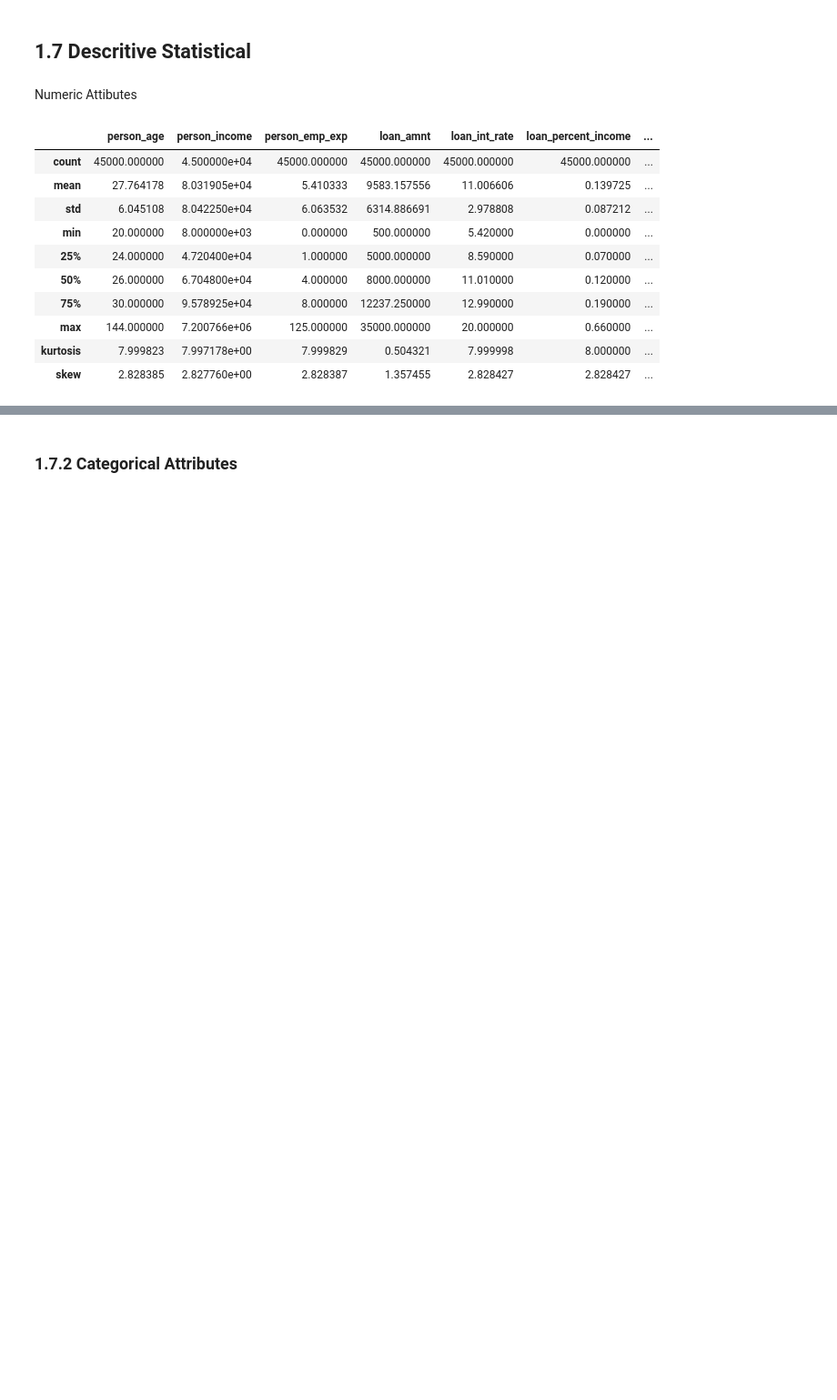
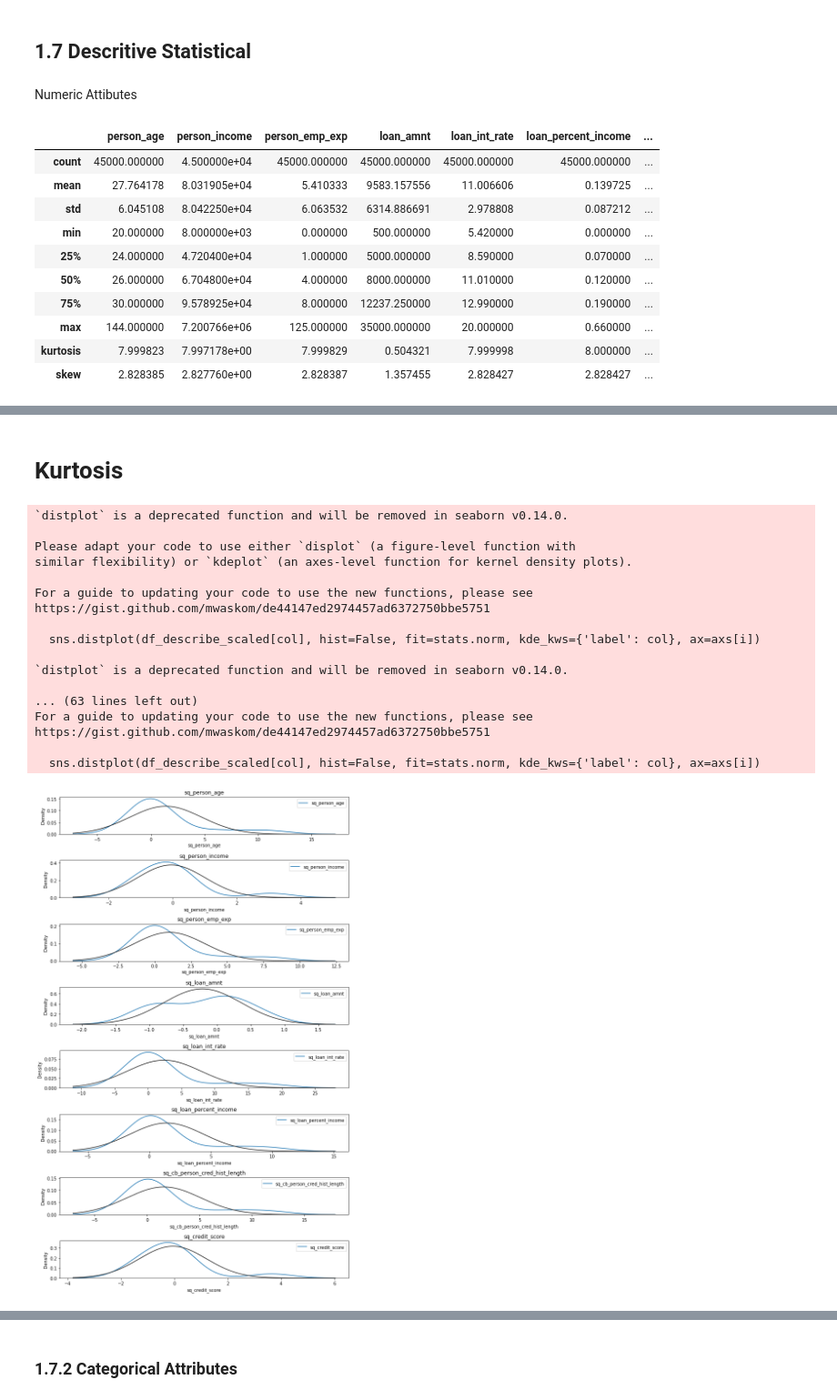
Before and after one commit to luizdataeng/loan_payment, a Jupyter notebook: loan_payment_classification.ipynb, the cells around one changed output, grey strips where cells are left out. Shown: that part at 91% size. Cells and saved outputs as stored; diff of their text form; code cells hidden in the pictures; blank space fills up the shorter version.

```diff
--- a/loan_payment_classification.ipynb
+++ b/loan_payment_classification.ipynb
@@ -369,0 +350,42 @@ Moderate kurtosis (mesokurtic): loan_amount.
+# %% [markdown]
+# Kurtosis
+# %%
+from sklearn.preprocessing import RobustScaler
+
+scaler = RobustScaler()
+df_describe_scaled = scaler.fit_transform(df_sq)
+df_describe_scaled = pd.DataFrame(df_describe_scaled, columns=df_sq.columns)
+
+# Calculate skew and kurtosis
+df_describe_scaled_skew = df_describe_scaled.skew()
+df_describe_scaled_kurtosis = df_describe_scaled.kurtosis()
+
+df_skew_kurtosis = pd.DataFrame({'Skew': df_describe_scaled_skew, 'Kurtosis': df_describe_scaled_kurtosis})
+df_skew_kurtosis
+
+fig, axs = plt.subplots(len(sq_cont_val), figsize=(10, 2*len(sq_cont_val)))
+for i, col in enumerate(sq_cont_val):
+    sns.distplot(df_describe_scaled[col], hist=False, fit=stats.norm, kde_kws={'label': col}, ax=axs[i])
+    axs[i].set_title(col)
+    axs[i].legend()
+plt.tight_layout()
+plt.show()
+# %% [output]
+`distplot` is a deprecated function and will be removed in seaborn v0.14.0.
+
+Please adapt your code to use either `displot` (a figure-level function with
+similar flexibility) or `kdeplot` (an axes-level function for kernel density plots).
+
+For a guide to updating your code to use the new functions, please see
+https://gist.github.com/mwaskom/de44147ed2974457ad6372750bbe5751
+
+  sns.distplot(df_describe_scaled[col], hist=False, fit=stats.norm, kde_kws={'label': col}, ax=axs[i])
+
+`distplot` is a deprecated function and will be removed in seaborn v0.14.0.
+
+... (63 lines left out)
+For a guide to updating your code to use the new functions, please see
+https://gist.github.com/mwaskom/de44147ed2974457ad6372750bbe5751
+
+  sns.distplot(df_describe_scaled[col], hist=False, fit=stats.norm, kde_kws={'label': col}, ax=axs[i])
+[figure, added]
```
Also changed, not shown: parts of 36 cells of this notebook, 1 other file.
